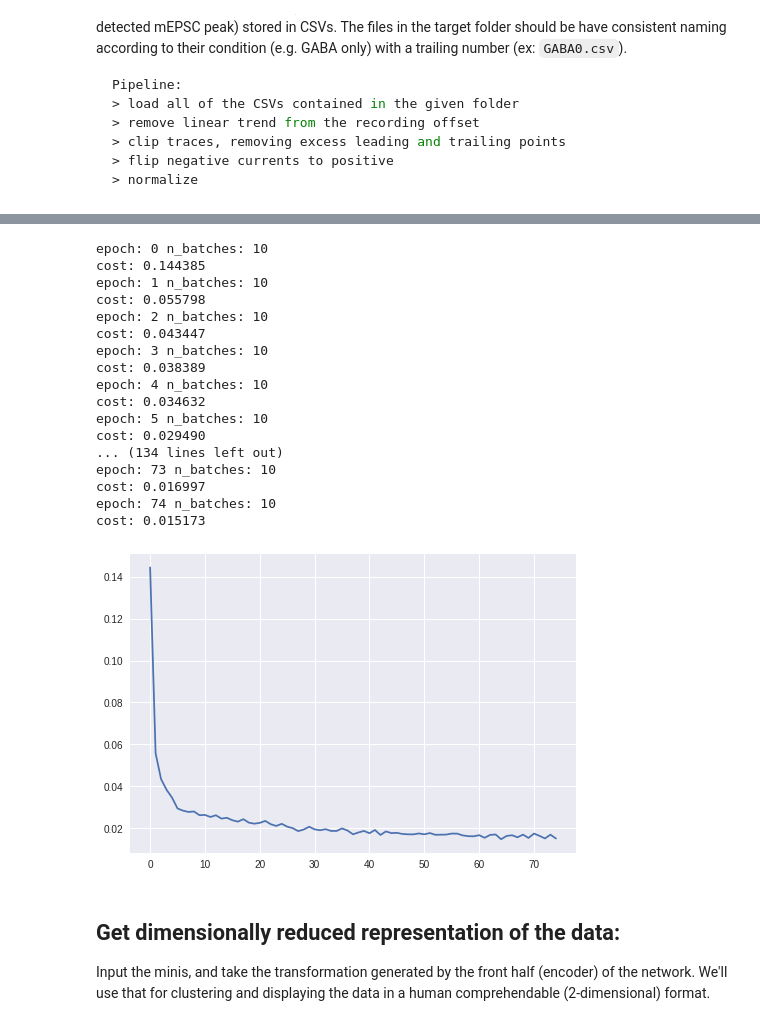
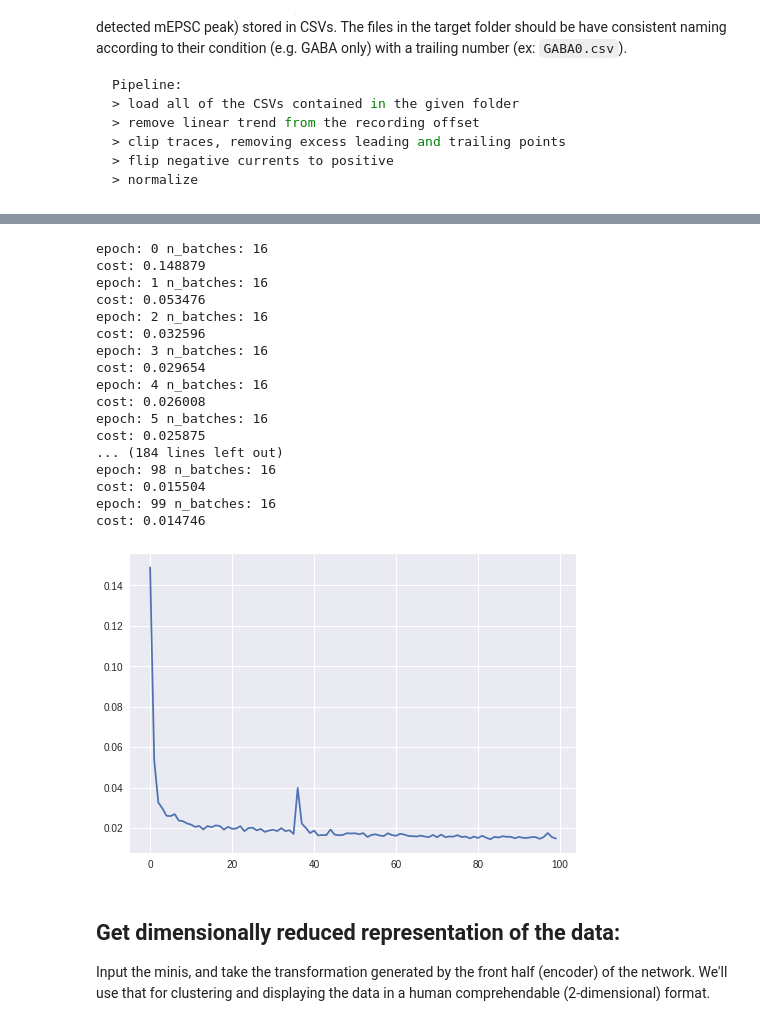
Before and after one commit to geoffder/python-analysis, a Jupyter notebook: cluster_notebook/vj_cluster_note.ipynb, the cells around one changed output, grey strips where cells are left out. Saved outputs shown, nothing was run; the diff lists cells and outputs as text; code cells hidden in the pictures.

```diff
--- a/cluster_notebook/vj_cluster_note.ipynb
+++ b/cluster_notebook/vj_cluster_note.ipynb
@@ -37,9 +37,9 @@ Pipeline:
 datapath = "/media/geoff/Data/vj_minis/"
 
 length =  767
-# prefixes = ["GABA", "Gly", "GlyKO", "mixed"]
+prefixes = ["GABA", "Gly", "GlyKO", "mixed"]
 join_sets = ["GABA", "GlyKO"]
-prefixes = ["Gly", "GlyKO", "GABA"]
+# prefixes = ["Gly", "GlyKO", "GABA"]
 # join_sets = []
 # norm_mode = "group_mean"
 norm_mode = "feature"
@@ -74,31 +74,34 @@ The cost function used to train the network is a weighted combination of the mea
 # %%
 # build network
 autoencoder = builds.ae_build_14()
 
+# number of target clusters (used throughout notebook)
+K = 2
+
 # fit network
 autoencoder.fit(
-    minis, 2, lr=1e-3, epochs=75, cluster_alpha=.05,
+    minis, K, lr=1e-3, epochs=100, cluster_alpha=.05,
     clust_mode='KLdiv', show_plot=True
 )
 # %% [output]
-epoch: 0 n_batches: 10
-cost: 0.144385
-epoch: 1 n_batches: 10
-cost: 0.055798
-epoch: 2 n_batches: 10
-cost: 0.043447
-epoch: 3 n_batches: 10
-cost: 0.038389
-epoch: 4 n_batches: 10
-cost: 0.034632
-epoch: 5 n_batches: 10
-cost: 0.029490
-... (134 lines left out)
-epoch: 73 n_batches: 10
-cost: 0.016997
-epoch: 74 n_batches: 10
-cost: 0.015173
+epoch: 0 n_batches: 16
+cost: 0.148879
+epoch: 1 n_batches: 16
+cost: 0.053476
+epoch: 2 n_batches: 16
+cost: 0.032596
+epoch: 3 n_batches: 16
+cost: 0.029654
+epoch: 4 n_batches: 16
+cost: 0.026008
+epoch: 5 n_batches: 16
+cost: 0.025875
+... (184 lines left out)
+epoch: 98 n_batches: 16
+cost: 0.015504
+epoch: 99 n_batches: 16
+cost: 0.014746
-[figure, old version]
+[figure, new version]
 # %% [markdown]
 ## Get dimensionally reduced representation of the data:
 Input the minis, and take the transformation generated by the front half (encoder) of the network. We'll use that for clustering and displaying the data in a human comprehendable (2-dimensional) format.
```
Also changed, not shown: parts of 31 cells of this notebook, 1 other file.
